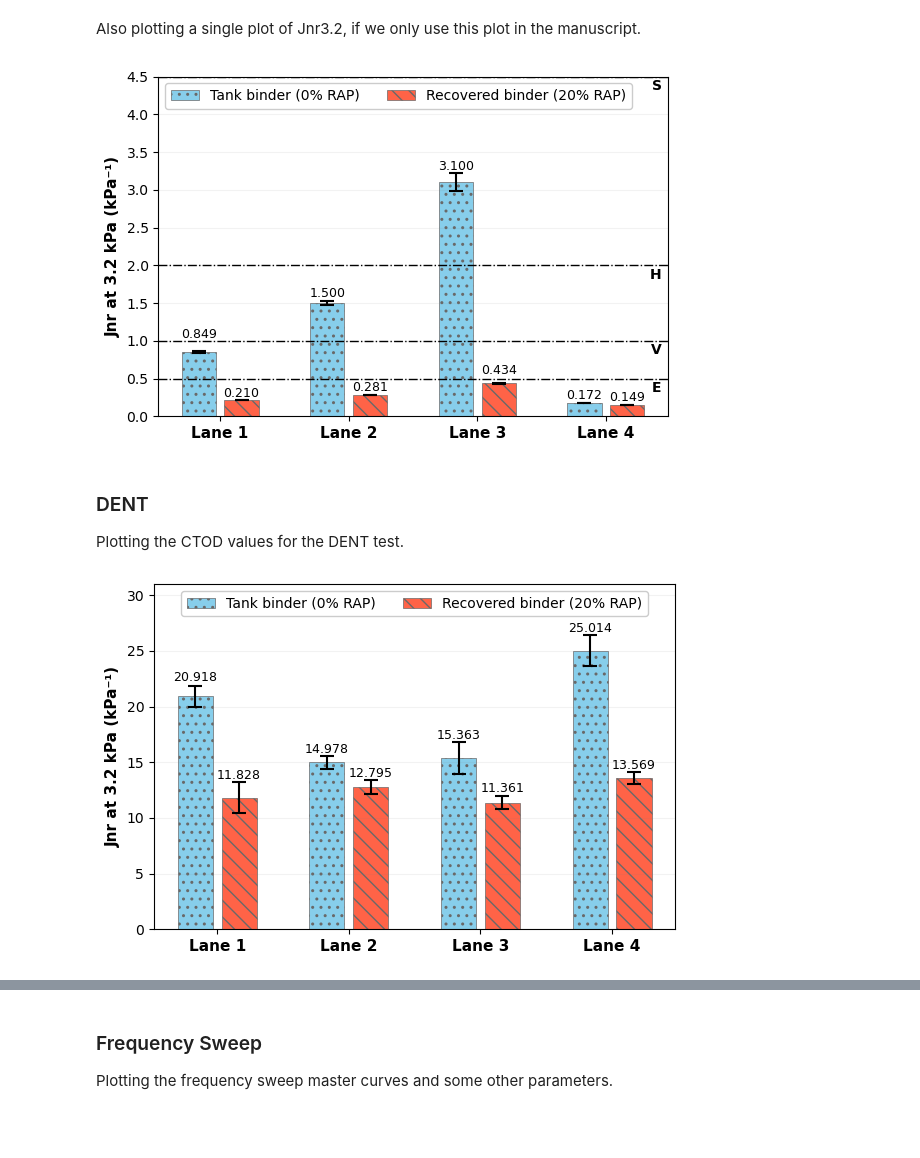
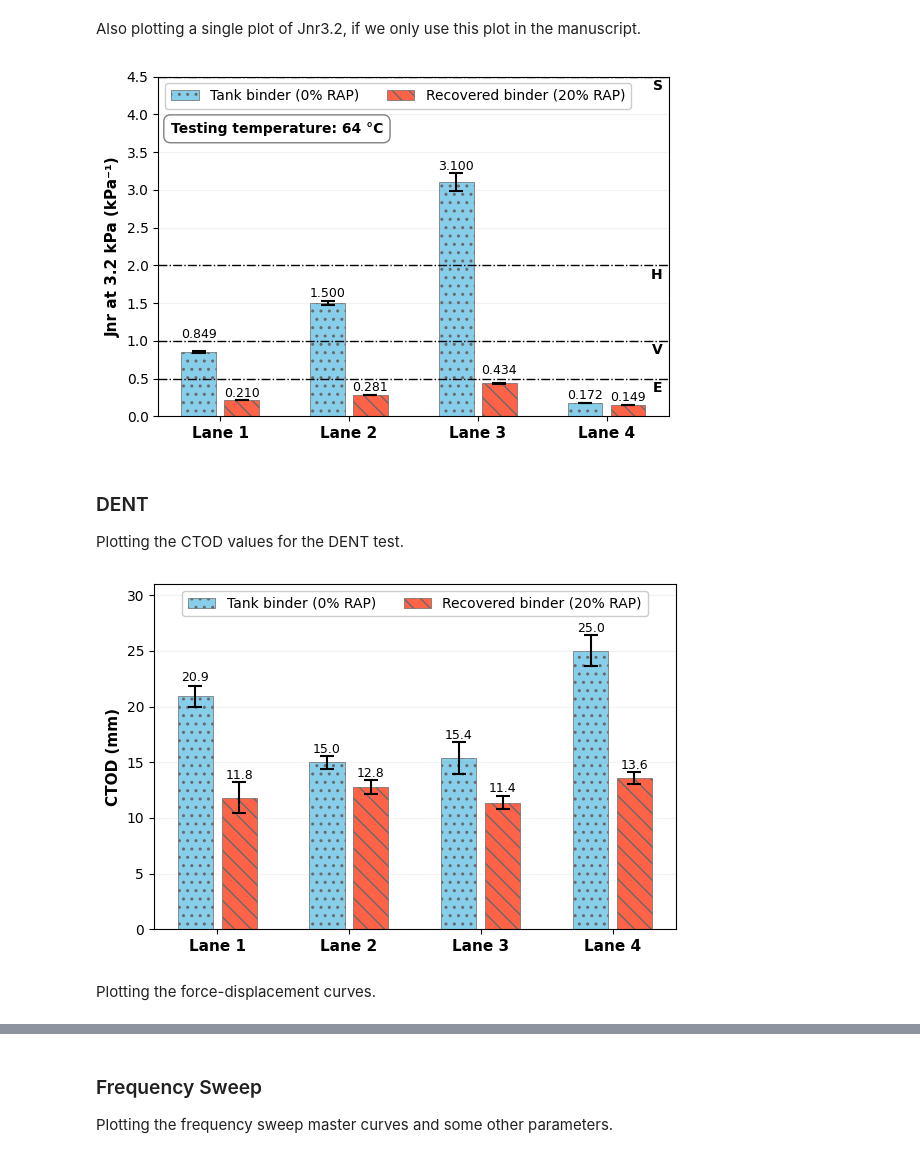
Before and after one commit to TFHRC-ABML/Pub_TRB_PolymerModified_PTF, a Jupyter notebook: Task01_Binder_Level.ipynb, the cells around one changed output, grey strips where cells are left out. Saved outputs shown, nothing was run; the diff lists cells and outputs as text; code cells hidden in the pictures; blank space fills up the shorter version.

```diff
--- a/Task01_Binder_Level.ipynb
+++ b/Task01_Binder_Level.ipynb
@@ -313,0 +296,15 @@ data
+# %%
+# Define the 2S2P1D functions for the G" and G'.
+A_2S2P1D = lambda w, alpha, taw, k, h: (alpha * ((w * taw) ** (-k))) * np.cos(k * np.pi / 2) + \
+    ((w * taw) ** (-h)) * np.cos(h * np.pi / 2)
+B_2S2P1D = lambda w, alpha, beta, taw, k, h: (-1 / (w * taw * beta)) - \
+    (alpha / ((w * taw) ** k)) * np.sin(k * np.pi / 2) - \
+    (1 / ((w * taw) ** h)) * np.sin(h * np.pi / 2)
+GP_2S2P1D  = lambda w, Gg, alpha, beta, taw, k, h: Gg * (1 + A_2S2P1D(w, alpha, taw, k, h)) / \
+    (((1 + A_2S2P1D(w, alpha, taw, k, h)) ** 2) + (B_2S2P1D(w, alpha, beta, taw, k, h) ** 2))
+GPP_2S2P1D = lambda w, Gg, alpha, beta, taw, k, h: Gg * (-1 * B_2S2P1D(w, alpha, beta, taw, k, h)) / \
+    (((1 + A_2S2P1D(w, alpha, taw, k, h)) ** 2) + (B_2S2P1D(w, alpha, beta, taw, k, h) ** 2))
+Phase_2S2P1D = lambda w, Gg, alpha, beta, taw, k, h: np.rad2deg(np.arctan(GPP_2S2P1D(w, Gg, alpha, beta, taw, k, h) / \
+                                                                   GP_2S2P1D(w, Gg, alpha, beta, taw, k, h)))
+Gstar_2S2P1D = lambda w, Gg, alpha, beta, taw, k, h: np.sqrt((GP_2S2P1D(w, Gg, alpha, beta, taw, k, h) ** 2) + \
+                                                      (GPP_2S2P1D(w, Gg, alpha, beta, taw, k, h) ** 2))
@@ -313,0 +366,4 @@ data
+# %%
+GR = pd.read_excel(MainDataFileName, sheet_name='G-R', usecols='A:H', skiprows=0,
+                   names=['Lane', 'Field_Aging', 'Lab_Aging', 'ID', 'RepNumber', 'Gstar', 'Phase', 'GR'])
+GR.head()
@@ -368,0 +512,4 @@ data.head()
+# %%
+FTIR = pd.read_excel(MainDataFileName, sheet_name='FTIR', usecols='A:G', skiprows=0,
+                     names=['Lane', 'Field_Aging', 'Lab_Aging', 'ID', 'RepNum', 'ICO', 'ISO'])
+FTIR.head()
@@ -602,34 +818,36 @@ ax.text(11.8, 1.97, 'H', ha='right', va='top', fontsize=10, fontweight='bold')
 ax.text(11.8, 4.47, 'S', ha='right', va='top', fontsize=10, fontweight='bold')
 # Plot the bars.
 barJnr32_t  = ax.bar(x=XPositions[[0, 2, 4, 6]], height=Jnr32_Tank_avg, yerr=Jnr32_Tank_std, width=0.8,
                     edgecolor='dimgray', lw=0.5, color='skyblue', hatch='..', label='Tank binder (0% RAP)',
                     error_kw={'capsize': 5, 'capthick': 1.5, 'elinewidth': 1.5, 'ecolor': 'black'})
 barJnr32_r  = ax.bar(x=XPositions[[1, 3, 5, 7]], height=Jnr32_Recovered_avg, yerr=Jnr32_Recovered_std, width=0.8,
                     edgecolor='dimgray', lw=0.5, color='tomato', hatch='\\\\', label='Recovered binder (20% RAP)',
                     error_kw={'capsize': 5, 'capthick': 1.5, 'elinewidth': 1.5, 'ecolor': 'black'})
 for i, [bar1, bar2] in enumerate(zip(barJnr32_t, barJnr32_r)):
     offset = 0.01 if i != 0 else 0.13
     ax.text(XPositions[2*i+0], Jnr32_Tank_avg[i] + Jnr32_Tank_std[i] + offset, f'{Jnr32_Tank_avg[i]:.3f}',
             ha='center', va='bottom', fontsize=9, rotation=0)
     offset = 0.01 if i != 2 else 0.08
     ax.text(XPositions[2*i+1], Jnr32_Recovered_avg[i] + Jnr32_Recovered_std[i] + offset, f'{Jnr32_Recovered_avg[i]:.3f}',
             ha='center', va='bottom', fontsize=9, rotation=0)
 
 # Axis formatting.
 ax.yaxis.grid(which='major', color='gray', alpha=0.1)
 ax.xaxis.grid(False)
 ax.set_xticks([1.5, 4.5, 7.5, 10.5])
 ax.set_xticklabels(['Lane 1', 'Lane 2', 'Lane 3', 'Lane 4'], fontsize=11, fontweight='bold')
 ax.set_ylabel('Jnr at 3.2 kPa (kPa⁻¹)', color='k', fontsize=11, fontweight='bold')
 ax.legend(fontsize=10, ncol=2, fancybox=True, loc='upper left', framealpha=1.0)
 ax.set_ylim([0, 4.5])
+ax.text(0.35, 3.9, f'Testing temperature: 64 °C', fontsize=10, fontweight='bold', ha='left', va='top',
+        bbox=dict(boxstyle='round,pad=0.5', fc='white', ec='gray'))
 fig.tight_layout()
 if PLOT:
     fig.savefig(os.path.join(OutputDir, f'MSCR_Jnr32.png'), format='png', dpi=800)
     fig.savefig(os.path.join(OutputDir, f'MSCR_Jnr32.pdf'), format='pdf')
     fig.savefig(os.path.join(OutputDir, f'MSCR_Jnr32.svg'), format='svg')
 # %% [output]
-[figure, old version]
+[figure, new version]
 # %% [markdown]
 ### DENT
 
@@ -652,10 +870,10 @@ barJnr32_r  = ax.bar(x=XPositions[[1, 3, 5, 7]], height=CTOD_Recovered_avg, yerr
                     error_kw={'capsize': 5, 'capthick': 1.5, 'elinewidth': 1.5, 'ecolor': 'black'})
 for i, [bar1, bar2] in enumerate(zip(barJnr32_t, barJnr32_r)):
     offset = 0.01 if i != 0 else 0.13
-    ax.text(XPositions[2*i+0], CTOD_Tank_avg[i] + CTOD_Tank_std[i] + offset, f'{CTOD_Tank_avg[i]:.3f}',
+    ax.text(XPositions[2*i+0], CTOD_Tank_avg[i] + CTOD_Tank_std[i] + offset, f'{CTOD_Tank_avg[i]:.1f}',
             ha='center', va='bottom', fontsize=9, rotation=0)
     offset = 0.01 if i != 2 else 0.08
-    ax.text(XPositions[2*i+1], CTOD_Recovered_avg[i] + CTOD_Recovered_std[i] + offset, f'{CTOD_Recovered_avg[i]:.3f}',
+    ax.text(XPositions[2*i+1], CTOD_Recovered_avg[i] + CTOD_Recovered_std[i] + offset, f'{CTOD_Recovered_avg[i]:.1f}',
             ha='center', va='bottom', fontsize=9, rotation=0)
 
 # Axis formatting.
@@ -663,7 +881,7 @@ ax.yaxis.grid(which='major', color='gray', alpha=0.1)
 ax.xaxis.grid(False)
 ax.set_xticks([1.5, 4.5, 7.5, 10.5])
 ax.set_xticklabels(['Lane 1', 'Lane 2', 'Lane 3', 'Lane 4'], fontsize=11, fontweight='bold')
-ax.set_ylabel('Jnr at 3.2 kPa (kPa⁻¹)', color='k', fontsize=11, fontweight='bold')
+ax.set_ylabel('CTOD (mm)', color='k', fontsize=11, fontweight='bold')
 ax.legend(fontsize=10, ncol=2, fancybox=True, loc='upper center', framealpha=1.0)
 ax.set_ylim([0, 31])
 fig.tight_layout()
@@ -672,4 +890,6 @@ if PLOT:
     fig.savefig(os.path.join(OutputDir, f'DENT_CTOD.pdf'), format='pdf')
     fig.savefig(os.path.join(OutputDir, f'DENT_CTOD.svg'), format='svg')
 # %% [output]
-[figure, old version]
+[figure, new version]
+# %% [markdown]
+Plotting the force-displacement curves.
```
Also changed, not shown: parts of 24 cells of this notebook, 1 other file.
